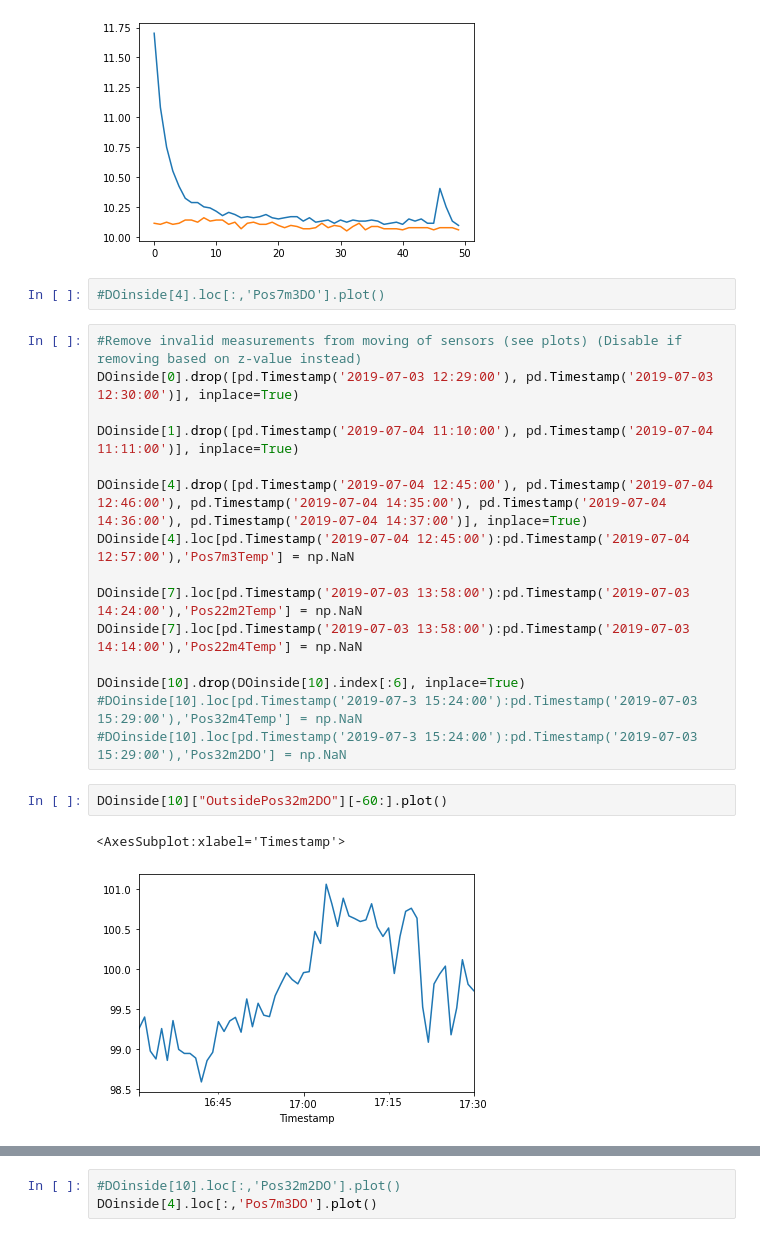
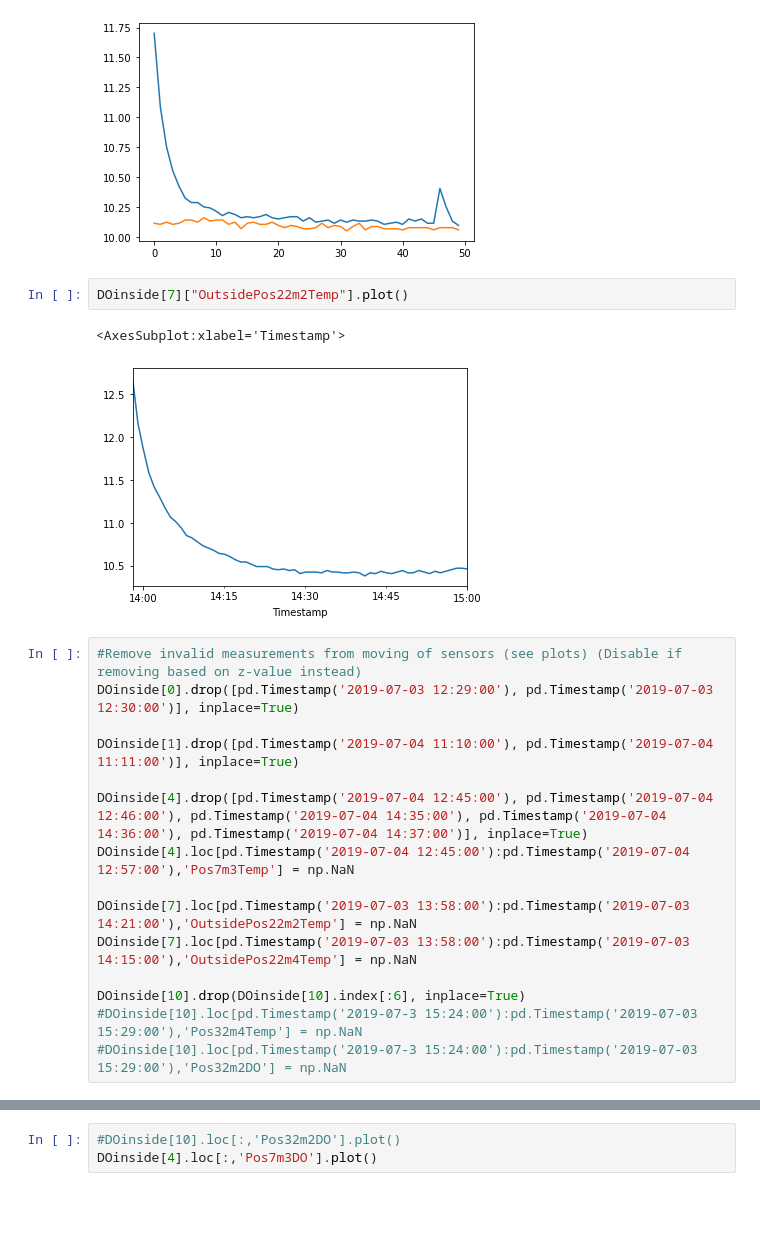
Before and after one commit to larsmmo/Master, a Jupyter notebook: createCSV.ipynb, the cells around one changed output, grey strips where cells are left out. Saved outputs shown, nothing was run; the diff lists cells and outputs as text; blank space fills up the shorter version.

```diff
--- a/createCSV.ipynb
+++ b/createCSV.ipynb
@@ -124,8 +124,11 @@ plt.plot(np.arange(0,50), DOinside[2].loc[:,'Pos5m3Temp'][-50:])
 # %% [output]
 [<matplotlib.lines.Line2D at 0x...>]
 [figure]
-# %%
-#DOinside[4].loc[:,'Pos7m3DO'].plot()
+# %%
+DOinside[7]["OutsidePos22m2Temp"].plot()
+# %% [output]
+<AxesSubplot:xlabel='Timestamp'>
+[figure, added]
 # %%
 #Remove invalid measurements from moving of sensors (see plots) (Disable if removing based on z-value instead)
 DOinside[0].drop([pd.Timestamp('2019-07-03 12:29:00'), pd.Timestamp('2019-07-03 12:30:00')], inplace=True)
@@ -135,14 +138,9 @@ DOinside[1].drop([pd.Timestamp('2019-07-04 11:10:00'), pd.Timestamp('2019-07-04
 DOinside[4].drop([pd.Timestamp('2019-07-04 12:45:00'), pd.Timestamp('2019-07-04 12:46:00'), pd.Timestamp('2019-07-04 14:35:00'), pd.Timestamp('2019-07-04 14:36:00'), pd.Timestamp('2019-07-04 14:37:00')], inplace=True)
 DOinside[4].loc[pd.Timestamp('2019-07-04 12:45:00'):pd.Timestamp('2019-07-04 12:57:00'),'Pos7m3Temp'] = np.NaN
 
-DOinside[7].loc[pd.Timestamp('2019-07-03 13:58:00'):pd.Timestamp('2019-07-03 14:24:00'),'Pos22m2Temp'] = np.NaN
-DOinside[7].loc[pd.Timestamp('2019-07-03 13:58:00'):pd.Timestamp('2019-07-03 14:14:00'),'Pos22m4Temp'] = np.NaN
+DOinside[7].loc[pd.Timestamp('2019-07-03 13:58:00'):pd.Timestamp('2019-07-03 14:21:00'),'OutsidePos22m2Temp'] = np.NaN
+DOinside[7].loc[pd.Timestamp('2019-07-03 13:58:00'):pd.Timestamp('2019-07-03 14:15:00'),'OutsidePos22m4Temp'] = np.NaN
 
 DOinside[10].drop(DOinside[10].index[:6], inplace=True)
 #DOinside[10].loc[pd.Timestamp('2019-07-3 15:24:00'):pd.Timestamp('2019-07-03 15:29:00'),'Pos32m4Temp'] = np.NaN
 #DOinside[10].loc[pd.Timestamp('2019-07-3 15:24:00'):pd.Timestamp('2019-07-03 15:29:00'),'Pos32m2DO'] = np.NaN
-# %%
-DOinside[10]["OutsidePos32m2DO"][-60:].plot()
-# %% [output]
-<AxesSubplot:xlabel='Timestamp'>
-[figure, removed]
```
Also changed, not shown: parts of 12 cells of this notebook, 20 other files.
